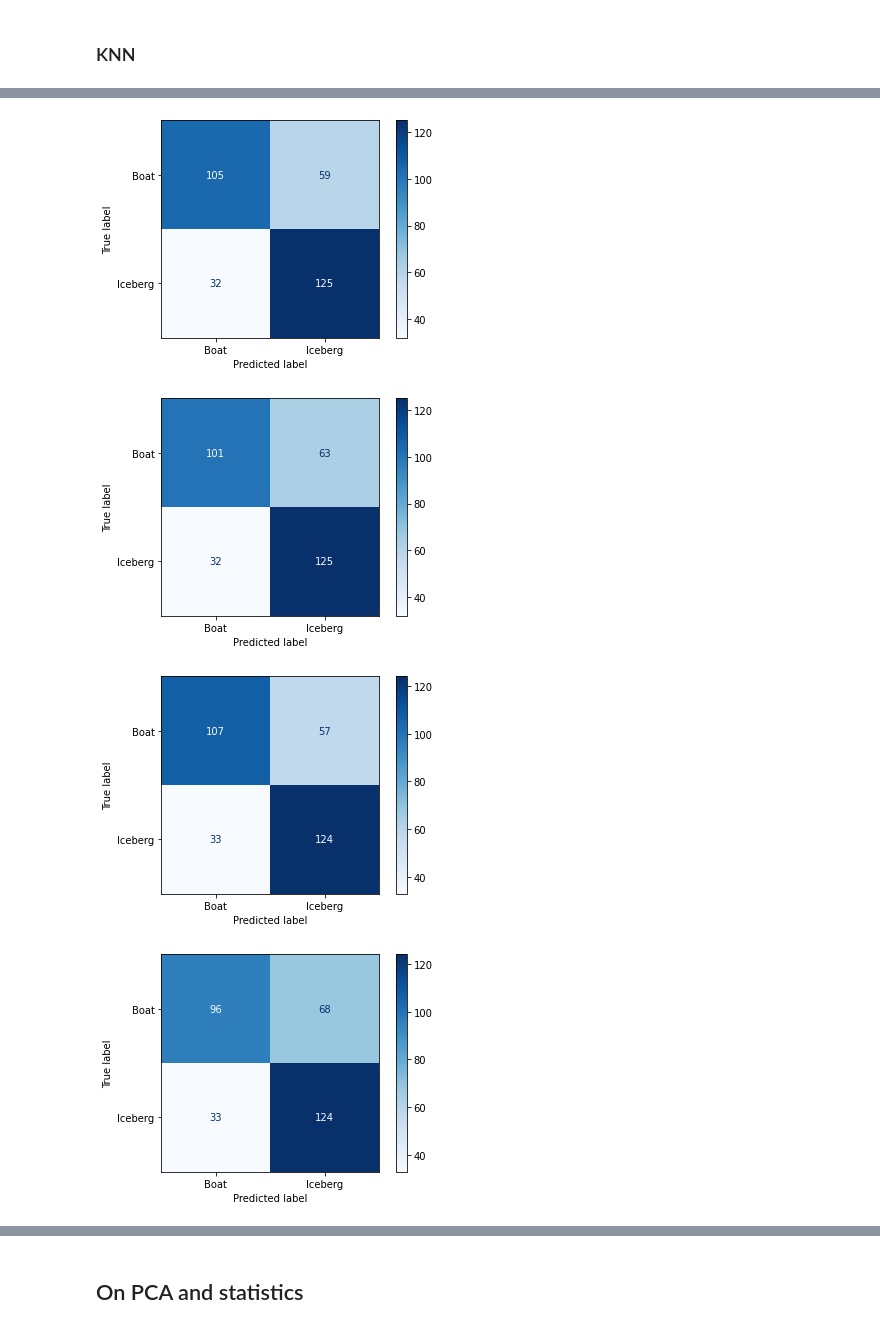
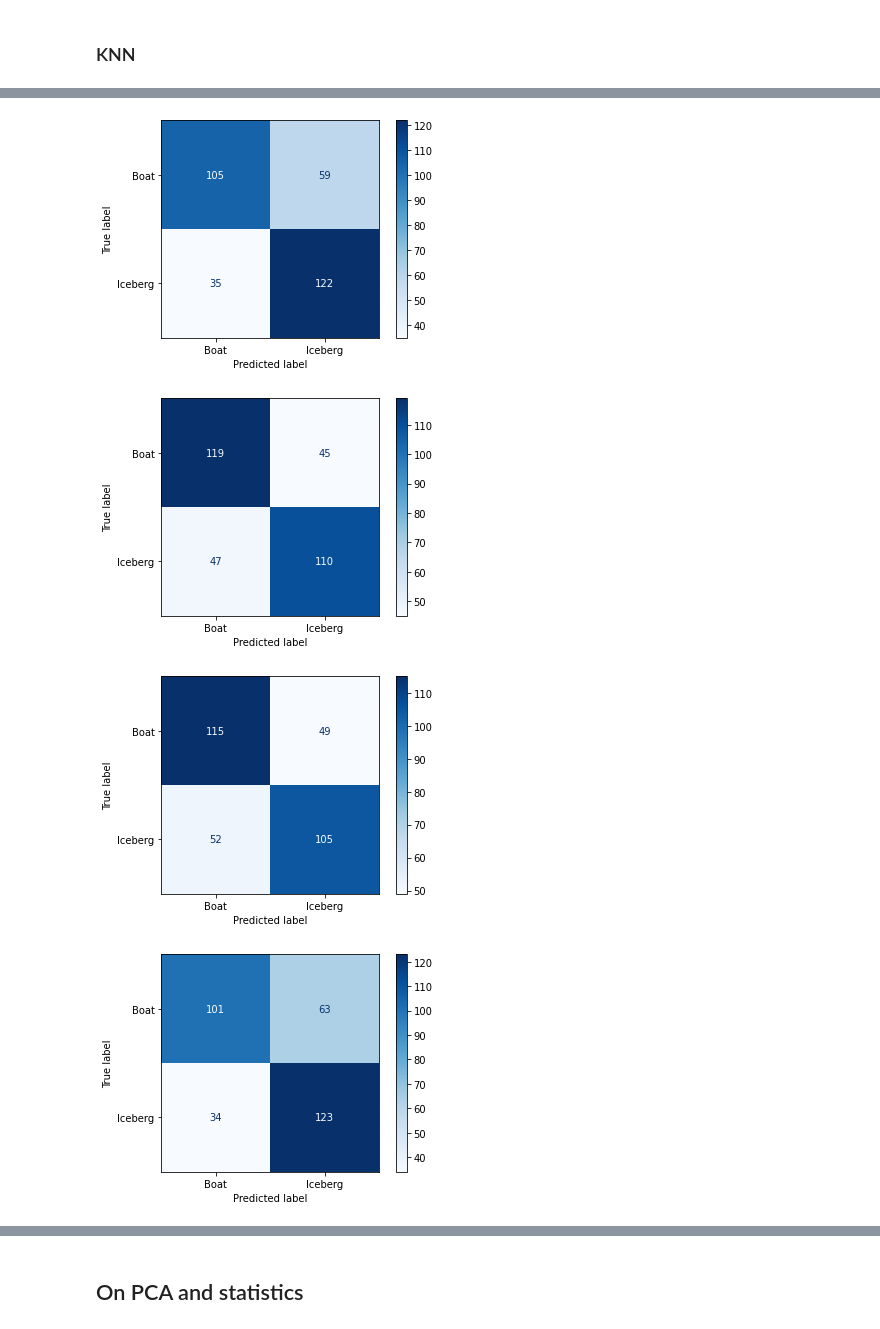
Before and after one commit to tboussaid/projet-i2e, a Jupyter notebook: pca_stats.ipynb, the cells around one changed output, grey strips where cells are left out. Cells and saved outputs as stored; diff of their text form; code cells hidden in the pictures.

```diff
--- a/pca_stats.ipynb
+++ b/pca_stats.ipynb
@@ -166,7 +166,7 @@ param_grid = [{
     'min_samples_leaf': [4],
     'max_features': [None]
 }]
-er.cv_cv = 3
+er.cv_cv = 5
 er.X_train = X_train
 er.y_train = y_train
 er.grid_cross_test_report(DecisionTreeClassifier(), param_grid)
@@ -214,7 +214,7 @@ from sklearn.neighbors import KNeighborsClassifier
 param_grid_knn = [{
     'n_neighbors': range(4,20,4)
 }]
-er.cv_cv = 3
+er.cv_cv = 5
 er.X_train = X_train
 er.y_train = y_train
 er.grid_cross_test_report(KNeighborsClassifier(), param_grid_knn)
@@ -239,15 +239,4 @@ Confusion matrix for the test sample :
 [figure]
 # %% [markdown]
 ## On PCA data only
-# %%
-# Applying a PCA and saving for differents PCs
-
-# I could have used a pipeline...
-def get_pca_df(df, X, pcs):
-  X_std = StandardScaler().fit_transform(X)
-  pca = PCA(pcs).fit(X_std)
-  res = pd.DataFrame(pca.transform(X_std),columns=['PC%s' % _ for _ in range(pcs)], index=df.index)
-  res = res.join(df['is_iceberg'])
-  res = res.dropna()
-  return res
 # %%
@@ -265,7 +255,7 @@ param_grid = [{
     'min_samples_leaf': [4],
     'max_features': [None]
 }]
-er.cv_cv = 3
+er.cv_cv = 5
 
 train_scores = []
 for dtset in [pca_5, pca_10, pca_20, pca_50, pca_100, pca_200, pca_500] :
@@ -333,7 +323,7 @@ plt.show()
 param_grid_knn = [{
     'n_neighbors': range(4,20,4)
 }]
-er.cv_cv = 3
+er.cv_cv = 5
 
 train_scores_knn = []
 for dtset in [pca_5, pca_10, pca_20, pca_50, pca_100, pca_200, pca_500] :
@@ -363,7 +353,7 @@ Scores for the test sample :
 Confusion matrix for the test sample :
 [figure]
 [figure]
-[figure, old version]
+[figure, new version]
-[figure, old version]
+[figure, new version]
-[figure, old version]
+[figure, new version]
-[figure, old version]
+[figure, new version]
```
Also changed, not shown: parts of 17 cells of this notebook, 3 other files.
